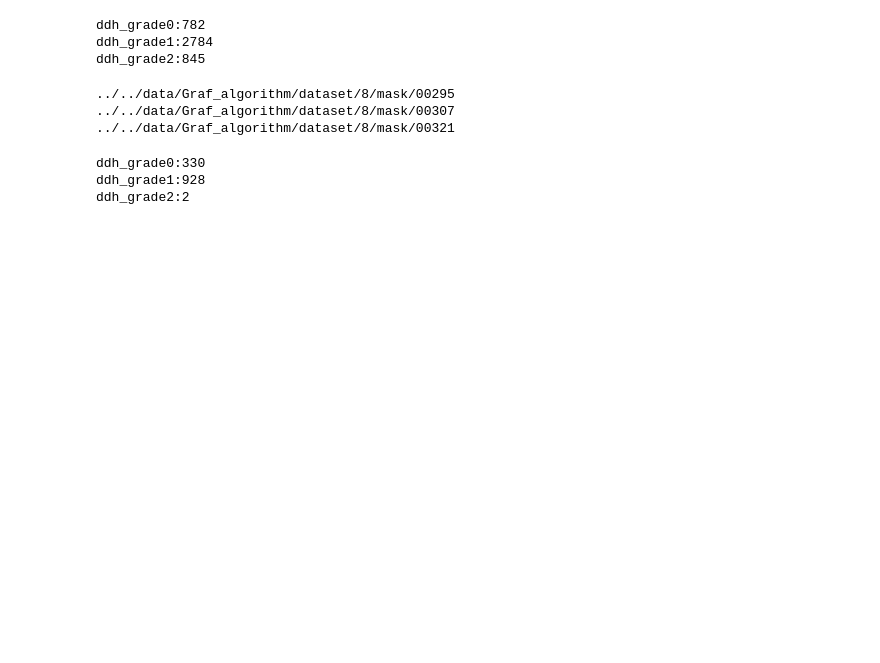
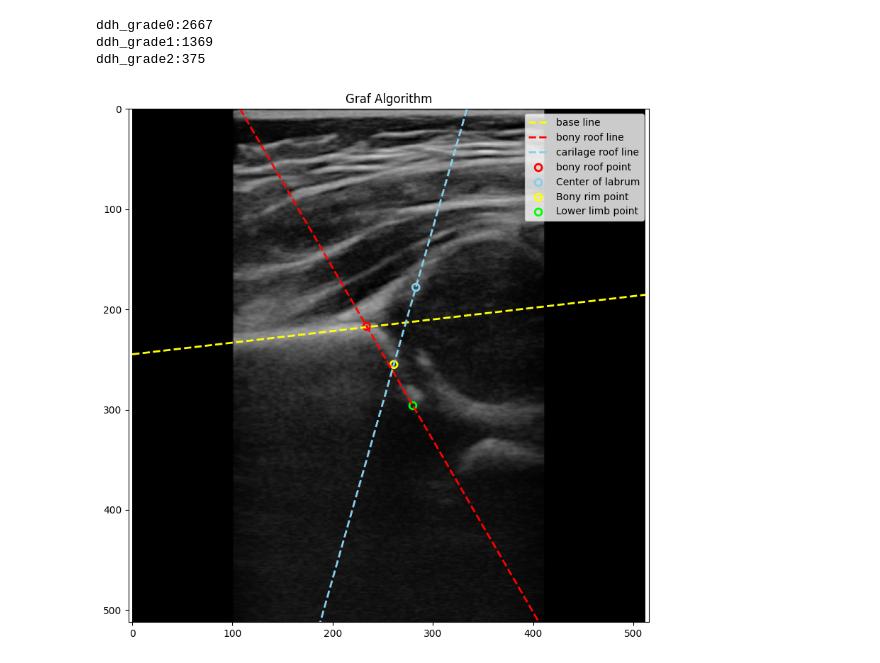
Before and after one commit to Leeyoungsup/HealcerionUltrasound, a Jupyter notebook: Graf_algorithm.ipynb, the cells around one changed output. Drawn from its saved outputs; the diff is of its cells as text; code cells hidden in the pictures; blank space fills up the shorter version.

```diff
--- a/Graf_algorithm.ipynb
+++ b/Graf_algorithm.ipynb
@@ -147,6 +147,8 @@ def calculate_angle_between_lines(start1, end1, start2, end2):
 
 
 ddh_grade=[0,0,0]
+total_df=pd.DataFrame(columns=['image','alpha','beta','DDH'])
+total_count=0
 for patient in range(1,21):
     df=pd.DataFrame(columns=['image','alpha','beta','DDH'])
     mask_list=glob('../../data/Graf_algorithm/dataset/'+str(patient)+'/mask/**')
@@ -209,25 +211,28 @@ for patient in range(1,21):
             base_line_start, base_line_end,
             carilage_roof_line_start, carilage_roof_line_end
         )
-        alpha_angle=180-base_carilage_roof_between_lines
-        if alpha_angle>90:
-            alpha_angle=180-alpha_angle
+        beta_angle=180-base_carilage_roof_between_lines
+        alpha_angle=base_bony_roof_between_lines
+        if beta_angle>90:
+            beta_angle=180-beta_angle
         # print(f"Base line과 Carilage roof line 사이의 각도: {180-base_carilage_roof_between_lines:.2f}°")
         # print(f"Base line과 Bony roof line 사이의 각도: {base_bony_roof_between_lines:.2f}°")
-        if alpha_angle>=60:
-            if base_bony_roof_between_lines<=62:
-                ddh_grade[0]+=1
-                DDH_result=0
-            elif base_bony_roof_between_lines<=77 and base_bony_roof_between_lines>62:
+        if alpha_angle<43:
+            ddh_grade[2]+=1
+            DDH_result=2
+        elif alpha_angle>=43 and alpha_angle<59:
+            if beta_angle<=77:
                 ddh_grade[1]+=1
                 DDH_result=1
             else:
                 ddh_grade[2]+=1
                 DDH_result=2
         else:
-            ddh_grade[2]+=1
-            DDH_result=2
-        df.loc[i]=[os.path.basename(image_path),alpha_angle,base_bony_roof_between_lines,DDH_result]
+            ddh_grade[0]+=1
+            DDH_result=0
+        df.loc[i]=[os.path.basename(image_path), alpha_angle,beta_angle,DDH_result]
+        total_df.loc[total_df]=[image_path, alpha_angle,beta_angle,DDH_result]
+        total_count+=1
     df.to_csv('../../data/Graf_algorithm/dataset/'+str(patient)+'/result.csv',index=False)
 print(f'ddh_grade0:{ddh_grade[0]}\nddh_grade1:{ddh_grade[1]}\nddh_grade2:{ddh_grade[2]}')
 
@@ -249,26 +254,26 @@ print(f'ddh_grade0:{ddh_grade[0]}\nddh_grade1:{ddh_grade[1]}\nddh_grade2:{ddh_gr
 # plt.tight_layout()
 # plt.show()
 # %% [output]
-ddh_grade0:782
-ddh_grade1:2784
-ddh_grade2:845
+ddh_grade0:2667
+ddh_grade1:1369
+ddh_grade2:375
-# %%
-mask_list=glob('../../data/Graf_algorithm/dataset/**/mask/**')
-for i in tqdm(range(len(mask_list))):
-    if len(os.listdir(mask_list[i])) <= 3:
-        print(mask_list[i])
-        shutil.rmtree(mask_list[i]+'/')
-        try:
-            os.remove(mask_list[i].replace('mask','image')+'.png')
-        except:
-            pass
-# %% [output]
-../../data/Graf_algorithm/dataset/8/mask/00295
-../../data/Graf_algorithm/dataset/8/mask/00307
-../../data/Graf_algorithm/dataset/8/mask/00321
-# %%
-print(f'ddh_grade0:{ddh_grade[0]}\nddh_grade1:{ddh_grade[1]}\nddh_grade2:{ddh_grade[2]}')
-# %% [output]
-ddh_grade0:330
-ddh_grade1:928
-ddh_grade2:2
+# %%
+# 6. 시각화
+plt.figure(figsize=(8, 8))
+plt.imshow(raw_image, cmap='gray', origin='upper', extent=(0, raw_image.shape[1], raw_image.shape[0], 0))
+
+plt.plot([base_line_start[0], base_line_end[0]], [base_line_start[1], base_line_end[1]], color='yellow', linestyle='--', linewidth=2, label="base line")
+plt.plot([bony_roof_line_start[0], bony_roof_line_end[0]], [bony_roof_line_start[1],bony_roof_line_end[1]], color='red', linestyle='--', linewidth=2, label="bony roof line")
+plt.plot([carilage_roof_line_start[0], carilage_roof_line_end[0]], [carilage_roof_line_start[1],carilage_roof_line_end[1]], color='skyblue', linestyle='--', linewidth=2, label="carilage roof line")
+
+plt.scatter(bony_roof_points[0], bony_roof_points[1],facecolors='none', edgecolors='red', linewidths=2,label="bony roof point", s=50)
+plt.scatter(center_labrum_points[0], center_labrum_points[1], facecolors='none', edgecolors='skyblue', linewidths=2, label="Center of labrum", s=50)
+plt.scatter(bony_rim_points[0], bony_rim_points[1], facecolors='none', edgecolors='yellow', linewidths=2, label="Bony rim point", s=50)
+plt.scatter(lower_limb_points[0], lower_limb_points[1], facecolors='none', edgecolors='lime', linewidths=2, label="Lower limb point", s=50)
+plt.title("Graf Algorithm")
+plt.legend()
+plt.axis('equal')
+plt.tight_layout()
+plt.show()
+# %% [output]
+[figure, added]
```
Also changed, not shown: 1 other file.
